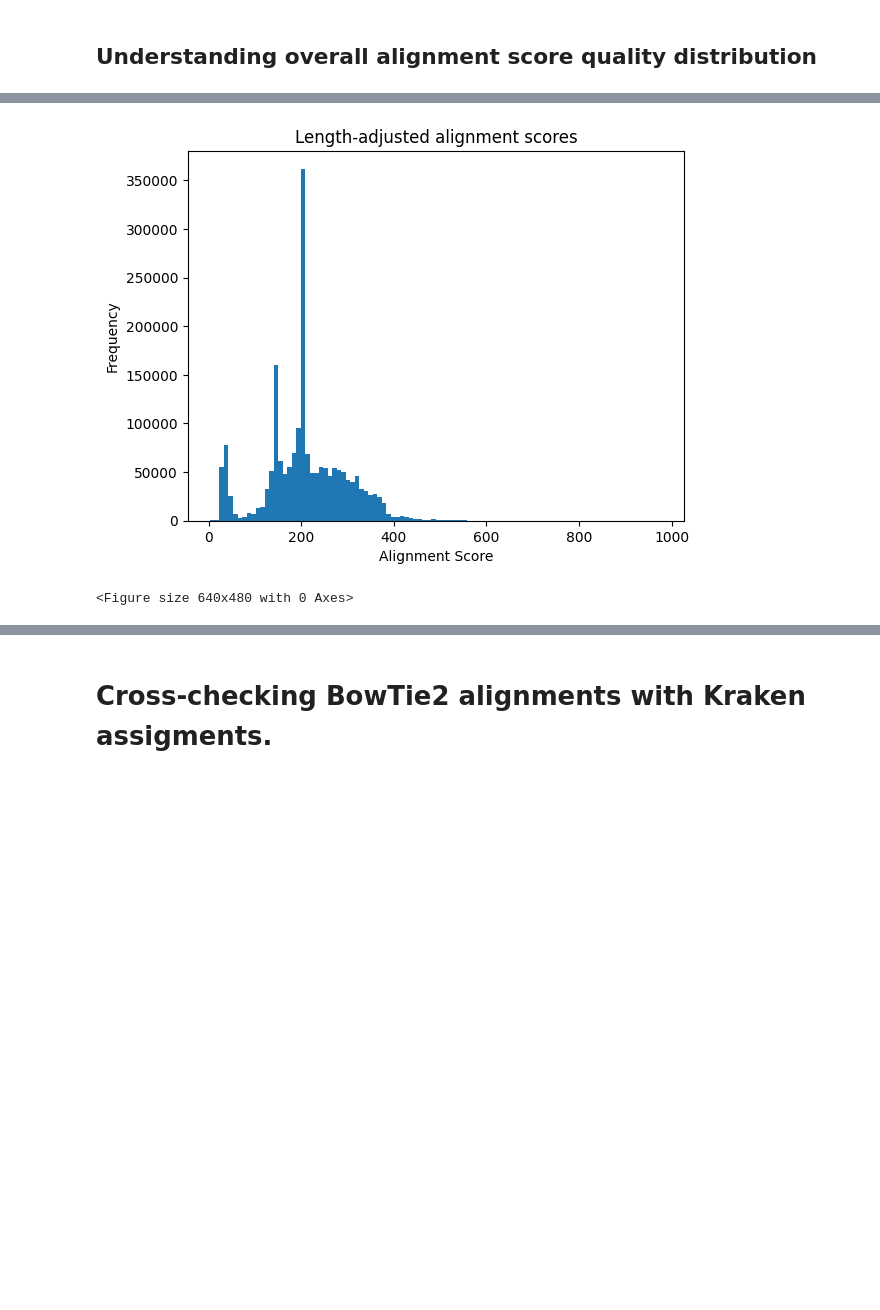
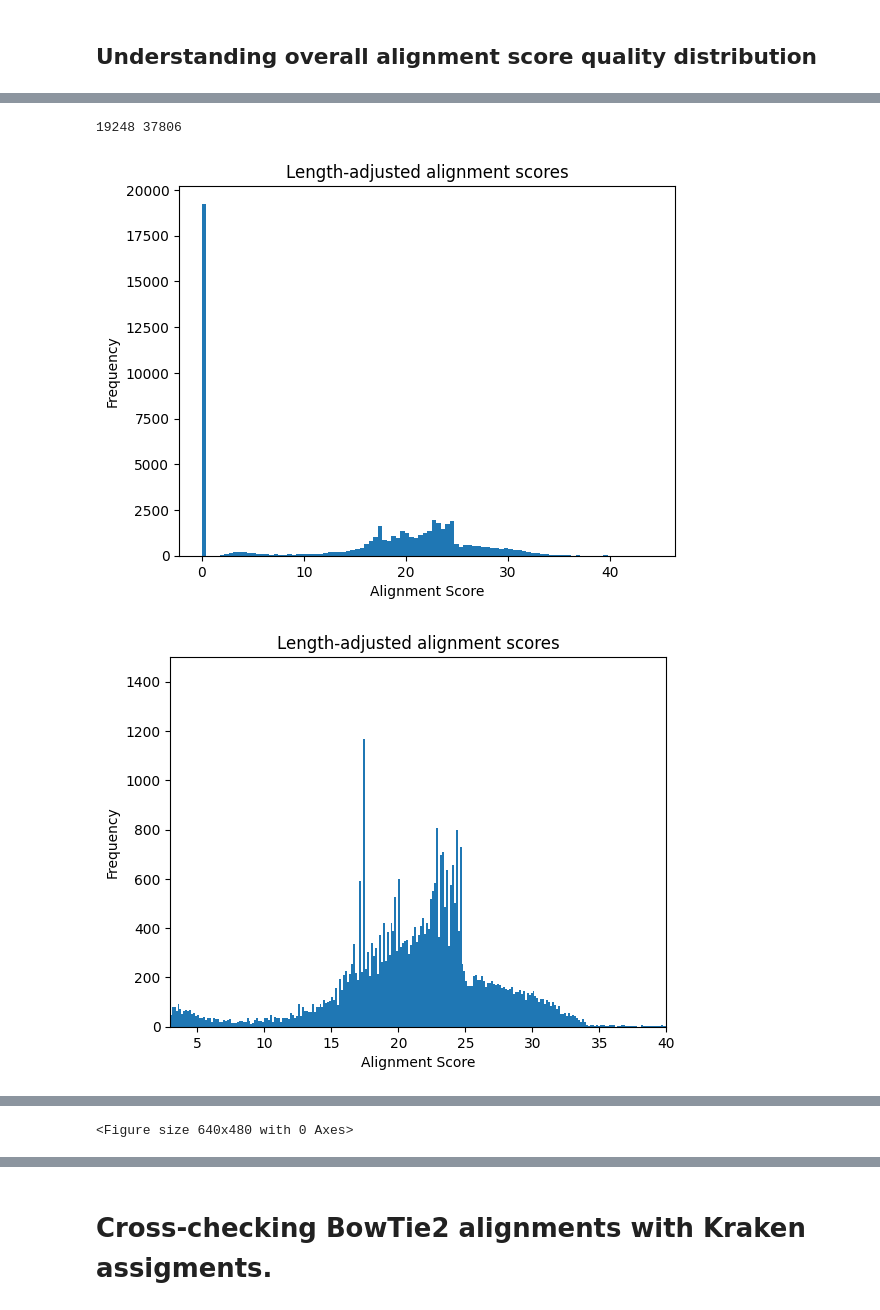
Before and after one commit to naobservatory/simon-analysis, a Jupyter notebook: validation/validation_draft.ipynb, the cells around one changed output, grey strips where cells are left out. Drawn from its saved outputs; the diff is of its cells as text; code cells hidden in the pictures; blank space fills up the shorter version.

Commit message:
Created initial script to remove unaligned sequences.

```diff
--- a/validation/validation_draft.ipynb
+++ b/validation/validation_draft.ipynb
@@ -125,14 +118,54 @@ array('B', [32, 32, 32, 32, 32, 36, 36, 21, 36, 36, 36, 36, 36, 36, 32, 36, 36,
 # %%
-df = pd.DataFrame(sam_records, columns=["read_id", "sequence", "alignment_score"])
+df = pd.DataFrame(sam_records, columns=["read_id", "sequence", "alignment_score", "length_adjusted_alignment_score"])
-# %%
-import matplotlib.pyplot as plt  # re-importing to reset xlim
-
-plt.hist(df["alignment_score"], bins=100)
-plt.title("Length-adjusted alignment scores")
-plt.xlabel("Alignment Score")
-plt.ylabel("Frequency")
-plt.show()
-plt.clf()
-# %% [output]
-[figure, removed]
-<Figure size 640x480 with 0 Axes>
+# %%
+print(len(df[df["alignment_score"] == 0]), len(df[df["alignment_score"] > 0]))
+# %% [output]
+19248 37806
+# %%
+
+
+
+
+
+import matplotlib.pyplot as plt  # re-importing to reset xlim
+
+plt.hist(df["length_adjusted_alignment_score"], bins=100)
+plt.title("Length-adjusted alignment scores")
+plt.xlabel("Alignment Score")
+plt.ylabel("Frequency")
+plt.show()
+plt.clf()
+
+
+
+plt.hist(df["length_adjusted_alignment_score"], bins=300)
+
+plt.title("Length-adjusted alignment scores")
+plt.xlabel("Alignment Score")
+plt.xlim(3, 40)
+plt.ylim(0,1500)
+plt.ylabel("Frequency")
+plt.show()
+plt.clf()
+
+plt.hist(df["alignment_score"], bins=100)
+plt.title("Alignment scores")
+plt.xlabel("Alignment Score")
+plt.ylabel("Frequency")
+plt.show()
+plt.clf()
+
+
+
+plt.hist(df["alignment_score"], bins=300)
+
+plt.xlim(10,600)
+plt.ylim(0,1500)
+plt.title("Alignment Score")
+plt.xlabel("Alignment Score")
+plt.ylabel("Frequency")
+plt.show()
+plt.clf()
+# %% [output]
+[figure, added]
+[figure, added]
@@ -139,3 +174,4 @@ plt.clf()
+<Figure size 640x480 with 0 Axes>
 # %%
 # fully print all values
 pd.options.display.max_colwidth = 300
```
Also changed, not shown: parts of 6 cells of this notebook, 6 other files.
